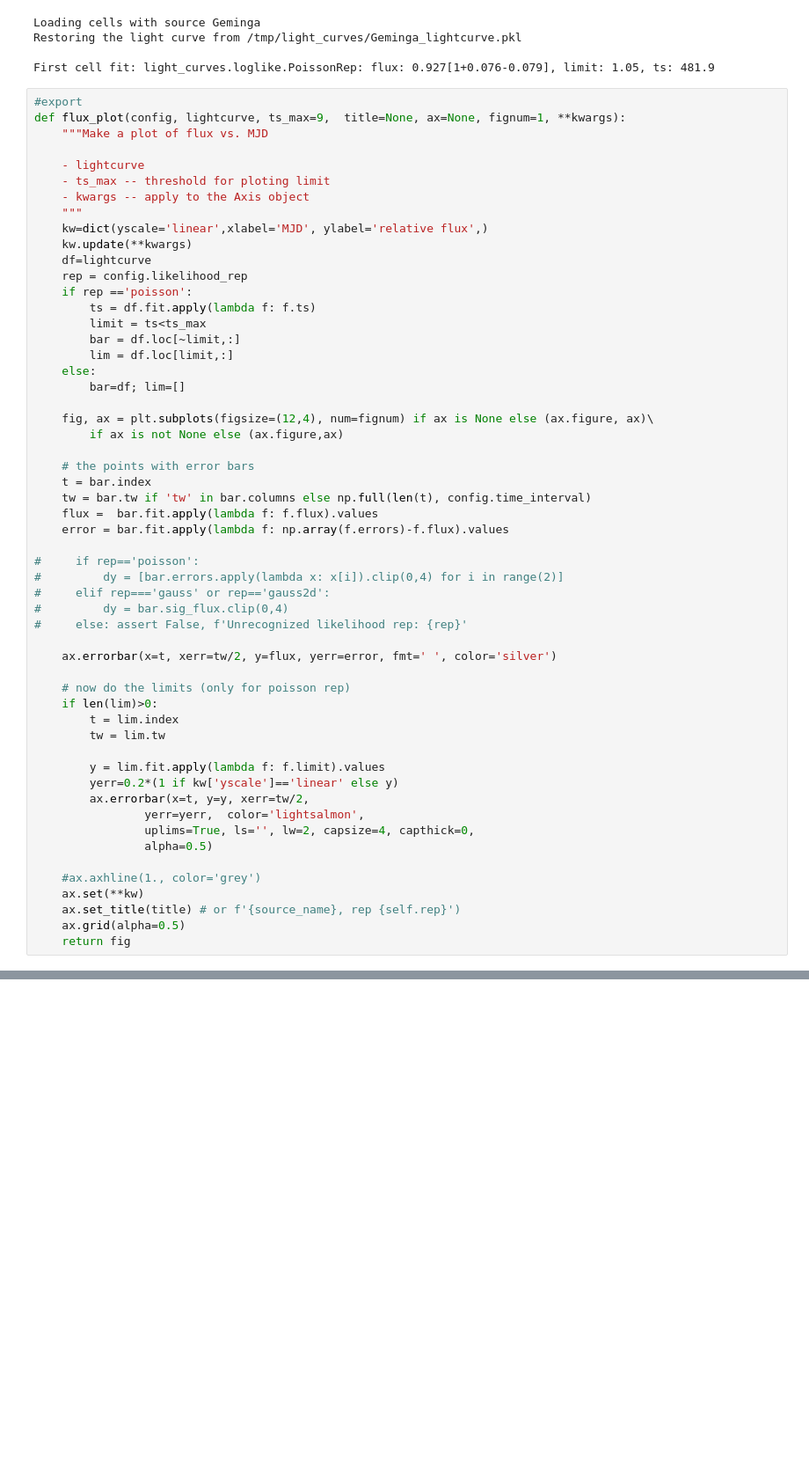
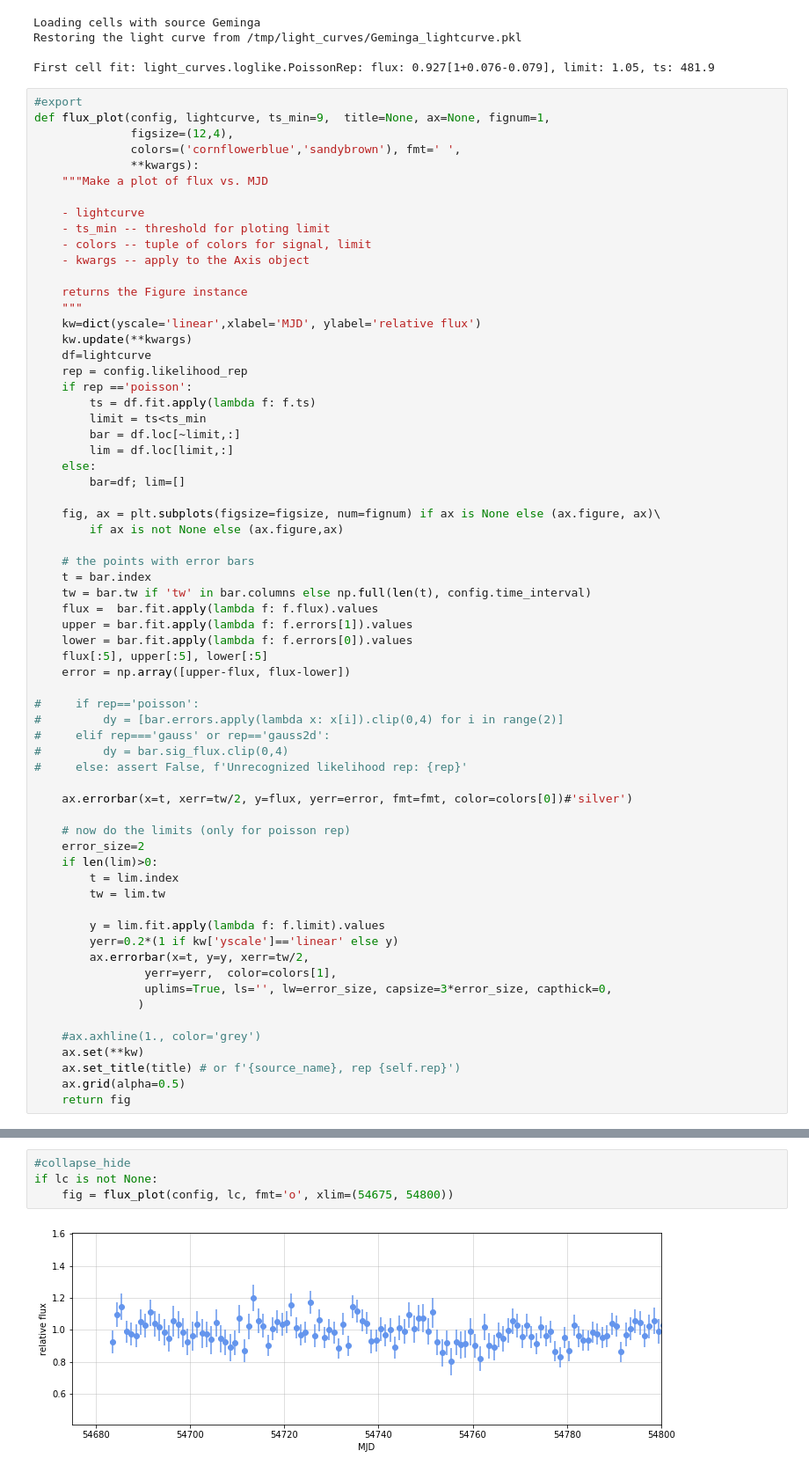
Before and after one commit to tburnett/light_curves, a Jupyter notebook: nbs/11_lightcurve.ipynb, the cells around one changed output, grey strips where cells are left out. Shown: that part at 88% size. Cells and saved outputs as stored; diff of their text form; blank space fills up the shorter version.

Commit message:
fix errors in flux_plot

```diff
--- a/nbs/11_lightcurve.ipynb
+++ b/nbs/11_lightcurve.ipynb
@@ -134,33 +134,42 @@ Restoring the light curve from /tmp/light_curves/Geminga_lightcurve.pkl
 First cell fit: light_curves.loglike.PoissonRep: flux: 0.927[1+0.076-0.079], limit: 1.05, ts: 481.9
 # %%
 #export
-def flux_plot(config, lightcurve, ts_max=9,  title=None, ax=None, fignum=1, **kwargs):
+def flux_plot(config, lightcurve, ts_min=9,  title=None, ax=None, fignum=1,
+              figsize=(12,4),
+              colors=('cornflowerblue','sandybrown'), fmt=' ',
+              **kwargs):
     """Make a plot of flux vs. MJD
 
     - lightcurve
-    - ts_max -- threshold for ploting limit
+    - ts_min -- threshold for ploting limit
+    - colors -- tuple of colors for signal, limit
     - kwargs -- apply to the Axis object
+
+    returns the Figure instance
     """
-    kw=dict(yscale='linear',xlabel='MJD', ylabel='relative flux',)
+    kw=dict(yscale='linear',xlabel='MJD', ylabel='relative flux')
     kw.update(**kwargs)
     df=lightcurve
     rep = config.likelihood_rep
     if rep =='poisson':
         ts = df.fit.apply(lambda f: f.ts)
-        limit = ts<ts_max
+        limit = ts<ts_min
         bar = df.loc[~limit,:]
         lim = df.loc[limit,:]
     else:
         bar=df; lim=[]
 
-    fig, ax = plt.subplots(figsize=(12,4), num=fignum) if ax is None else (ax.figure, ax)\
+    fig, ax = plt.subplots(figsize=figsize, num=fignum) if ax is None else (ax.figure, ax)\
         if ax is not None else (ax.figure,ax)
 
     # the points with error bars
     t = bar.index
     tw = bar.tw if 'tw' in bar.columns else np.full(len(t), config.time_interval)
     flux =  bar.fit.apply(lambda f: f.flux).values
-    error = bar.fit.apply(lambda f: np.array(f.errors)-f.flux).values
+    upper = bar.fit.apply(lambda f: f.errors[1]).values
+    lower = bar.fit.apply(lambda f: f.errors[0]).values
+    flux[:5], upper[:5], lower[:5]
+    error = np.array([upper-flux, flux-lower])
 
 #     if rep=='poisson':
 #         dy = [bar.errors.apply(lambda x: x[i]).clip(0,4) for i in range(2)]
@@ -168,9 +177,10 @@ def flux_plot(config, lightcurve, ts_max=9,  title=None, ax=None, fignum=1, **kw
 #         dy = bar.sig_flux.clip(0,4)
 #     else: assert False, f'Unrecognized likelihood rep: {rep}'
 
-    ax.errorbar(x=t, xerr=tw/2, y=flux, yerr=error, fmt=' ', color='silver')
+    ax.errorbar(x=t, xerr=tw/2, y=flux, yerr=error, fmt=fmt, color=colors[0])#'silver')
 
     # now do the limits (only for poisson rep)
+    error_size=2
     if len(lim)>0:
         t = lim.index
         tw = lim.tw
@@ -178,9 +188,9 @@ def flux_plot(config, lightcurve, ts_max=9,  title=None, ax=None, fignum=1, **kw
         y = lim.fit.apply(lambda f: f.limit).values
         yerr=0.2*(1 if kw['yscale']=='linear' else y)
         ax.errorbar(x=t, y=y, xerr=tw/2,
-                yerr=yerr,  color='lightsalmon',
-                uplims=True, ls='', lw=2, capsize=4, capthick=0,
-                alpha=0.5)
+                yerr=yerr,  color=colors[1],
+                uplims=True, ls='', lw=error_size, capsize=3*error_size, capthick=0,
+               )
 
     #ax.axhline(1., color='grey')
     ax.set(**kw)
@@ -203,0 +217,6 @@ See the introduction for a dem.
+# %%
+#collapse_hide
+if lc is not None:
+    fig = flux_plot(config, lc, fmt='o', xlim=(54675, 54800))
+# %% [output]
+[figure, added]
```
Also changed, not shown: parts of 6 cells of this notebook, 8 other files.
